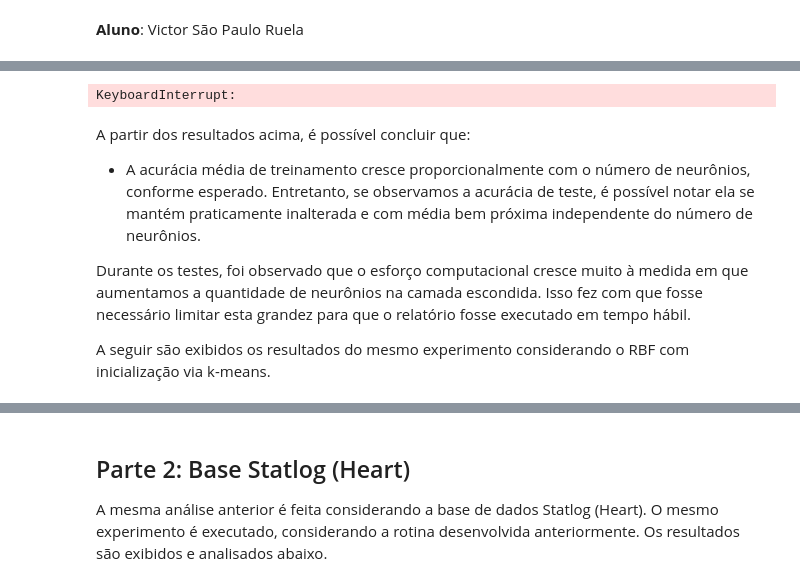
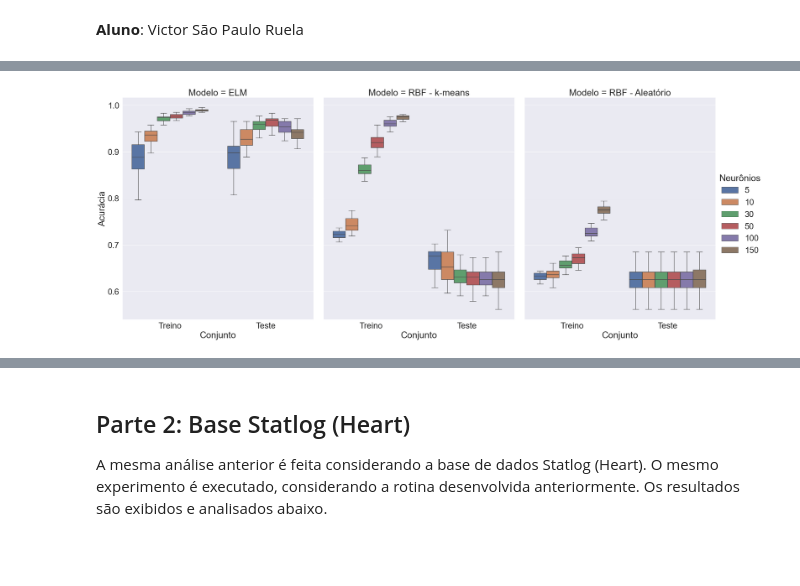
Before and after one commit to vicrsp/rna-ppgee, a Jupyter notebook: exercicios/ex8/Redes Neurais Artificiais - Exercício 8.ipynb, the cells around one changed output, grey strips where cells are left out. Drawn from its saved outputs; the diff is of its cells as text; code cells hidden in the pictures; blank space fills up the shorter version.

```diff
--- a/exercicios/ex8/Redes Neurais Artificiais - Exercício 8.ipynb
+++ b/exercicios/ex8/Redes Neurais Artificiais - Exercício 8.ipynb
@@ -234,30 +254,12 @@ Nº de neurônios: $[5,10,30,50,100,150]$
 
 Uma rotina foi criada para a execução deste experimento, cujos resultados são exibidos abaixo no gráfico boxplot e tabela com a média e desvio padrão obtidos para a acurácia.
 # %%
-results_bc_rbfrandom, datasets_bc = run_experiment(X_bc, y_bc,neurons=[5,10,30,50,100], N=20, model='rbf-random',plot=False)
+results_bc_rbfrandom, datasets_bc = run_experiment(X_bc, y_bc,neurons=[5,10,30,50,100,150], N=20, model='rbf-random',plot=False)
-# %% [output]
-KeyboardInterrupt:
 # %%
-results_bc_rbfkmeans, _ = run_experiment(X_bc, y_bc,neurons=[5,10,30,50,100], N=20, model='rbf-kmeans', datasets=datasets_bc, plot=True)
+results_bc_rbfkmeans, _ = run_experiment(X_bc, y_bc,neurons=[5,10,30,50,100,150], N=20, model='rbf-kmeans', datasets=datasets_bc, plot=False)
 # %%
-results_bc_elm, _ = run_experiment(X_bc, y_bc,neurons=[5,10,30,50,100], N=20, model='elm', datasets=datasets_bc,plot=False)
+results_bc_elm, _ = run_experiment(X_bc, y_bc,neurons=[5,10,30,50,100,150], N=20, model='elm', datasets=datasets_bc,plot=False)
-# %%
-results_bc_elm['Modelo'] = 'ELM'
-results_bc_rbfrandom['Modelo'] = 'RBF - Aleatório'
-results_bc_rbfkmeans['Modelo'] = 'RBF - k-means'
-
-results = pd.concat([results_bc_elm, results_bc_rbfkmeans, results_bc_rbfrandom], ignore_index=True)
-
-#plt.figure(figsize=(8,5))
-sns.catplot(data=results, x='Conjunto',y='Acurácia', hue='Neurônios', col='Modelo', kind='box', showfliers=False)
-
-display('Tabela: Acurácia Média e Desvio Padrão')
-display(results.groupby(['Neurônios','Conjunto','Modelo'])['Acurácia'].agg([np.mean, np.std]))
-# %% [markdown]
-A partir dos resultados acima, é possível concluir que:
-
-* A acurácia média de treinamento cresce proporcionalmente com o número de neurônios, conforme esperado. Entretanto, se observamos a acurácia de teste, é possível notar ela se mantém praticamente inalterada e com média bem próxima independente do número de neurônios.
-
-Durante os testes, foi observado que o esforço computacional cresce muito à medida em que aumentamos a quantidade de neurônios na camada escondida. Isso fez com que fosse necessário limitar esta grandez para que o relatório fosse executado em tempo hábil.
-
-A seguir são exibidos os resultados do mesmo experimento considerando o RBF com inicialização via k-means.
+# %%
+plot_experiment_comparison(results_bc_elm, results_bc_rbfrandom, results_bc_rbfkmeans)
+# %% [output]
+[figure, added]
```
Also changed, not shown: parts of 17 cells of this notebook, 1 other file.
